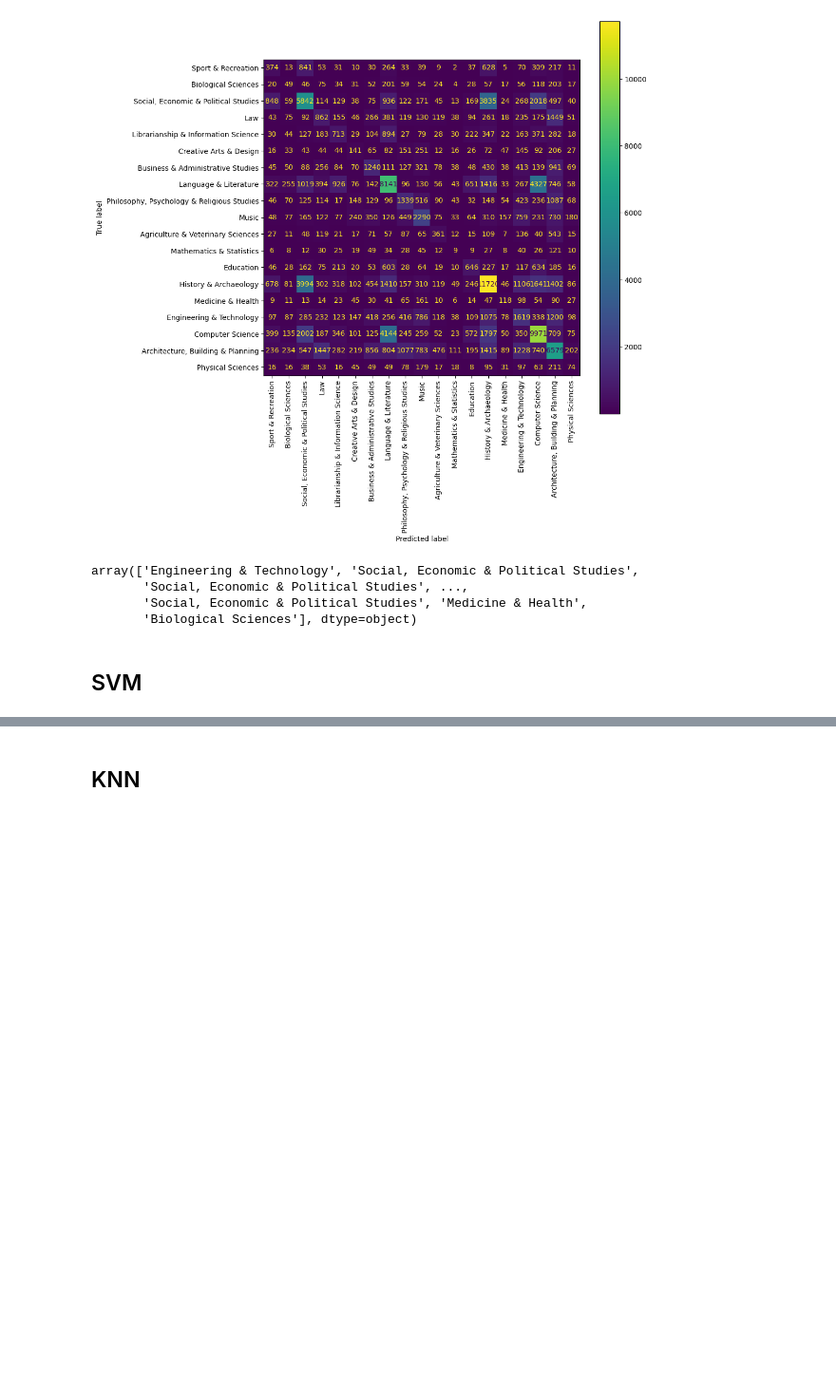
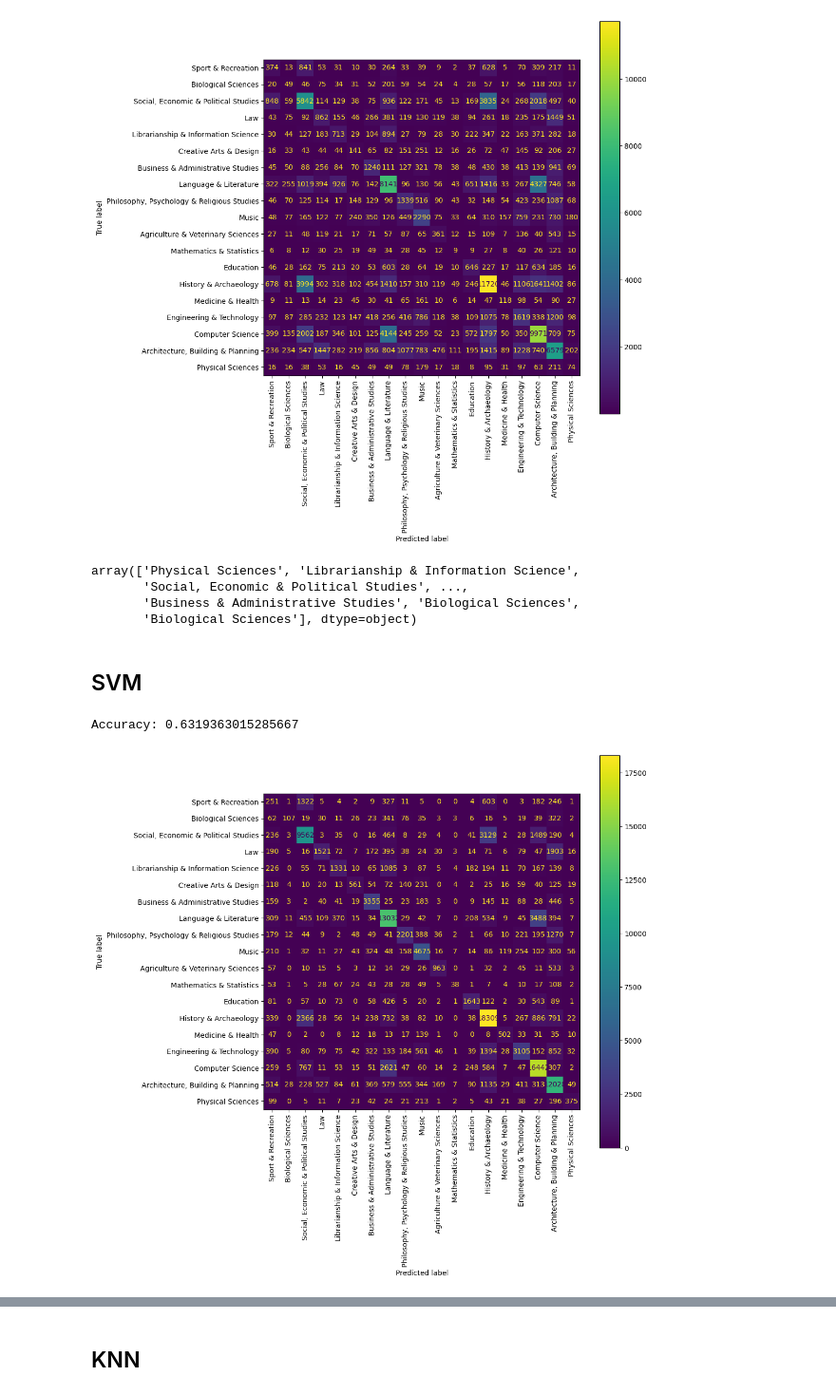
Before and after one commit to rchan26/ethos_TDS, a Jupyter notebook: notebooks/subject_classification.ipynb, the cells around one changed output, grey strips where cells are left out. Shown at 95% size. Saved outputs shown, nothing was run; the diff lists cells and outputs as text; code cells hidden in the pictures; blank space fills up the shorter version.

Commit message:
bit of work on subject classification

```diff
--- a/notebooks/subject_classification.ipynb
+++ b/notebooks/subject_classification.ipynb
@@ -120,5 +121,8 @@ reduced_emb.shape
+# %%
+subjects = sorted(list(set(labels)))
+label_index = [subjects.index(l) for l in labels]
 # %%
 from sklearn.model_selection import train_test_split
 X_train, X_test, y_train, y_test = train_test_split(title_embeddings,
-                                                    labels,
+                                                    label_index,
                                                     random_state = seed)
@@ -133,3 +137,10 @@ len(X_test)
+# %%
+def plot_confusion_matrix(predictions, true, label_names):
+    fig = plt.figure(figsize=(10, 10))
+    ax = fig.add_subplot()
+    cm = confusion_matrix(true, predictions)
+    cm_display = ConfusionMatrixDisplay(cm, display_labels=label_names).plot(ax=ax,
+                                                                             xticks_rotation="vertical")
 # %% [markdown]
 ## Decision Tree
 # %%
@@ -157,12 +164,12 @@ cm_display = ConfusionMatrixDisplay(cm, display_labels=set(labels)).plot(ax=ax,
 # %% [output]
 [figure]
-# %%
-dtree_predictions
-# %% [output]
-array(['Engineering & Technology', 'Social, Economic & Political Studies',
-       'Social, Economic & Political Studies', ...,
-       'Social, Economic & Political Studies', 'Medicine & Health',
-       'Biological Sciences'], dtype=object)
+# %%
+dtree_predictions
+# %% [output]
+array(['Physical Sciences', 'Librarianship & Information Science',
+       'Social, Economic & Political Studies', ...,
+       'Business & Administrative Studies', 'Biological Sciences',
+       'Biological Sciences'], dtype=object)
 # %% [markdown]
 ## SVM
 # %%
@@ -177,12 +184,12 @@ svm_model_linear = SGDClassifier(loss='hinge',
 
 # model accuracy for X_test
 print(f"Accuracy: {svm_model_linear.score(X_test, y_test)}")
+# %% [output]
+Accuracy: 0.6319363015285667
 # %%
-# initialise plot
-fig = plt.figure(figsize=(10, 10))
-ax = fig.add_subplot()
-
 # creating a confusion matrix
-svm_predictions = svm_model_linear.predict(X_test)
-cm = confusion_matrix(y_test, svm_predictions)
-cm_display = ConfusionMatrixDisplay(cm, display_labels=set(labels)).plot(ax=ax, xticks_rotation="vertical")
+plot_confusion_matrix(predictions = svm_model_linear.predict(X_test),
+                      true = y_test,
+                      label_names = subjects)
+# %% [output]
+[figure, added]
```
Also changed, not shown: parts of 40 cells of this notebook, 5 other files.
